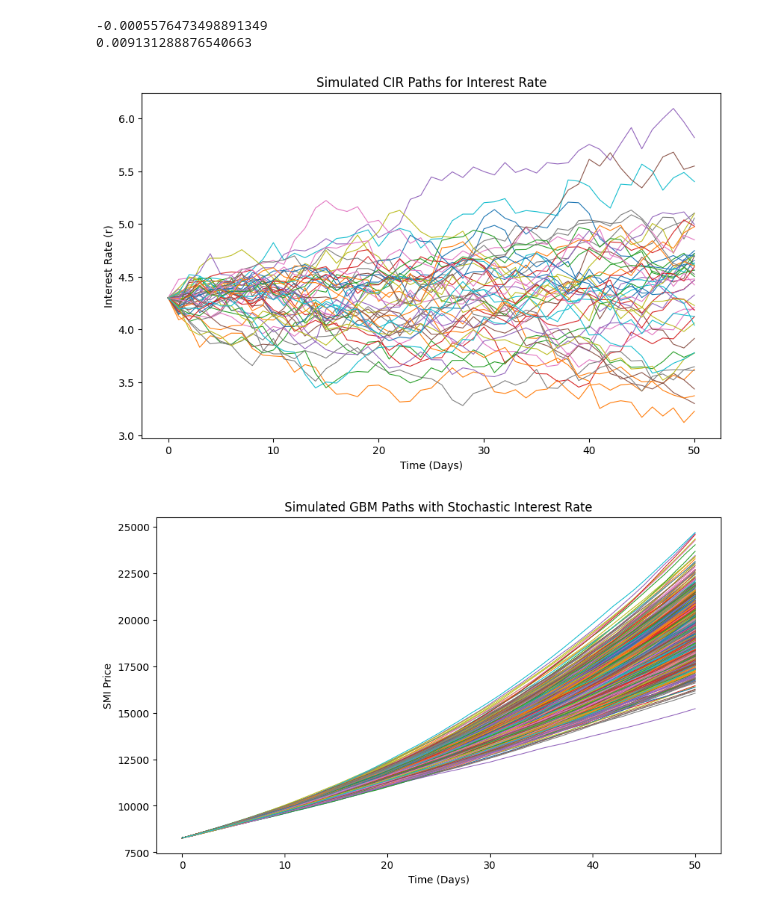
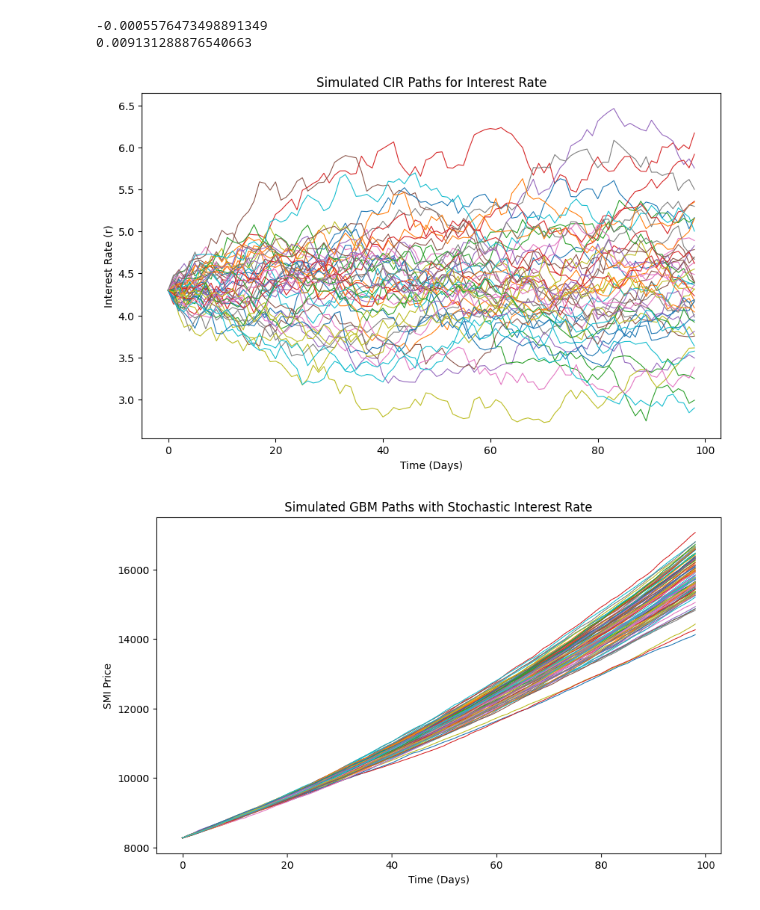
Before and after one commit to lesfgoh/MH4518-Simulation-Techniques, a Jupyter notebook: Code/hd_main_markovCiR.ipynb, the cells around one changed output. Saved outputs shown, nothing was run; the diff lists cells and outputs as text; code cells hidden in the pictures.

```diff
--- a/Code/hd_main_markovCiR.ipynb
+++ b/Code/hd_main_markovCiR.ipynb
@@ -178,6 +178,7 @@ sigma_r: 0.6839524029950487
 # %%
-n_simulations = 100000
-n_timesteps = 2
+date = '2024-08-01'
+n_simulations = 100
+n_timesteps = len(pd.bdate_range(start='2024-08-01',end='2024-12-16'))
 
 mu = {}
 sigma = {}
@@ -418,8 +425,9 @@ for asset in assets:
 # Example of accessing the transition matrix
 # transition_matrices['SMI']
 # %%
-n_simulations = 1000
-n_timesteps = 50  # Number of trading days in a year
+date = '2024-08-01'
+n_simulations = 100
+n_timesteps = len(pd.bdate_range(start='2024-08-01',end='2024-12-16')) # Number of trading days in a year
 
 regime_paths = {}
 
@@ -500,35 +508,35 @@ for t in range(1, n_timesteps + 1):
 
     for idx, asset in enumerate(['SMI', 'STOXX50', 'SP500']):
         # Retrieve drift and volatility based on regimes
-        drift_t = drift[asset][:, t - 1]
-        volatility_t = volatility[asset][:, t - 1]
+        #drift_t = drift[asset][:, t - 1]
+        #volatility_t = volatility[asset][:, t - 1]
 
         # Calculate drift term using the stochastic interest rate
-        drift_term = (r_t - 0.5 * volatility_t ** 2) * dt
+        drift_term = (np.log(1+r_t) - 0.5 * volatility_t ** 2) * dt
 
         # Calculate diffusion term
         diffusion_term = volatility_t * np.sqrt(dt) * Z_correlated[:, idx]
 
         # Update asset prices
         price_paths[asset][:, t] = price_paths[asset][:, t - 1] * np.exp(drift_term + diffusion_term)
 
 # Plotting
 
 plt.figure(figsize=(10, 6))
 for i in range(min(n_simulations, 50)):  # Plotting fewer paths for clarity
     plt.plot(range(n_timesteps + 1), r_paths[i, :], lw=0.8)
 plt.xlabel("Time (Days)")
 plt.ylabel("Interest Rate (r)")
 plt.title("Simulated CIR Paths for Interest Rate")
 plt.show()
 
 plt.figure(figsize=(10, 6))
 for i in range(min(n_simulations, 1000)):
     plt.plot(range(n_timesteps + 1), price_paths['SMI'][i, :], lw=0.8)
 plt.xlabel("Time (Days)")
 plt.ylabel("SMI Price")
 plt.title("Simulated GBM Paths with Stochastic Interest Rate")
 plt.show()
 # %% [output]
-[figure, old version]
+[figure, new version]
-[figure, old version]
+[figure, new version]
```
Also changed, not shown: parts of 2 cells of this notebook, 1 other file.
